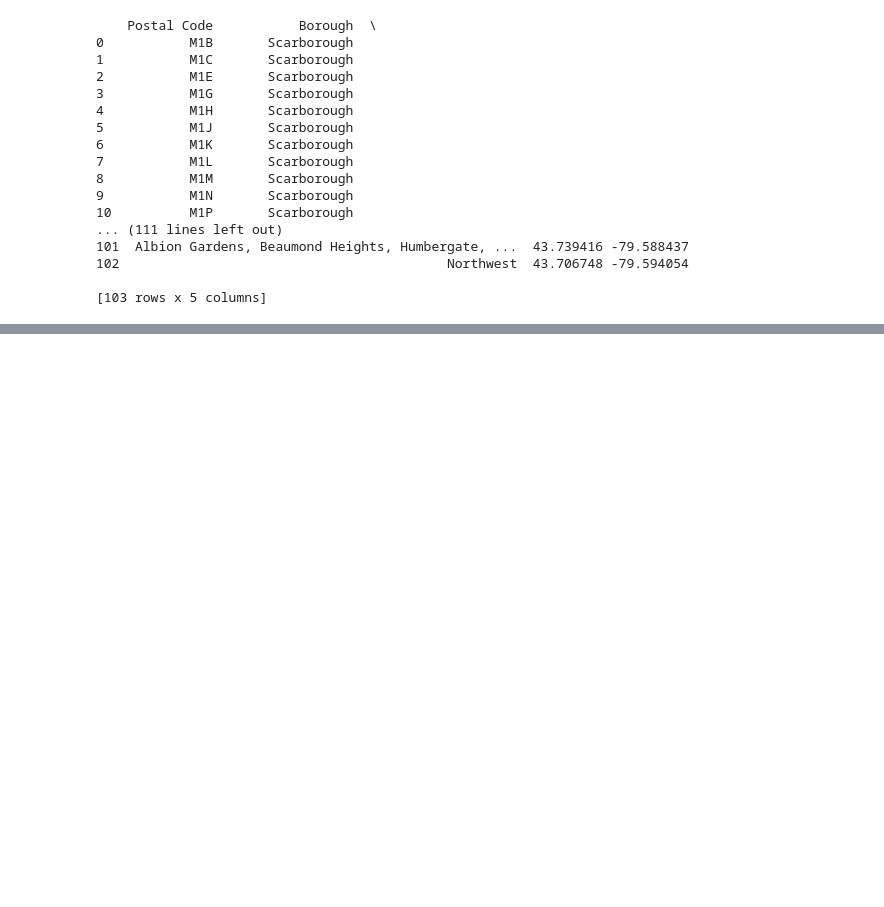
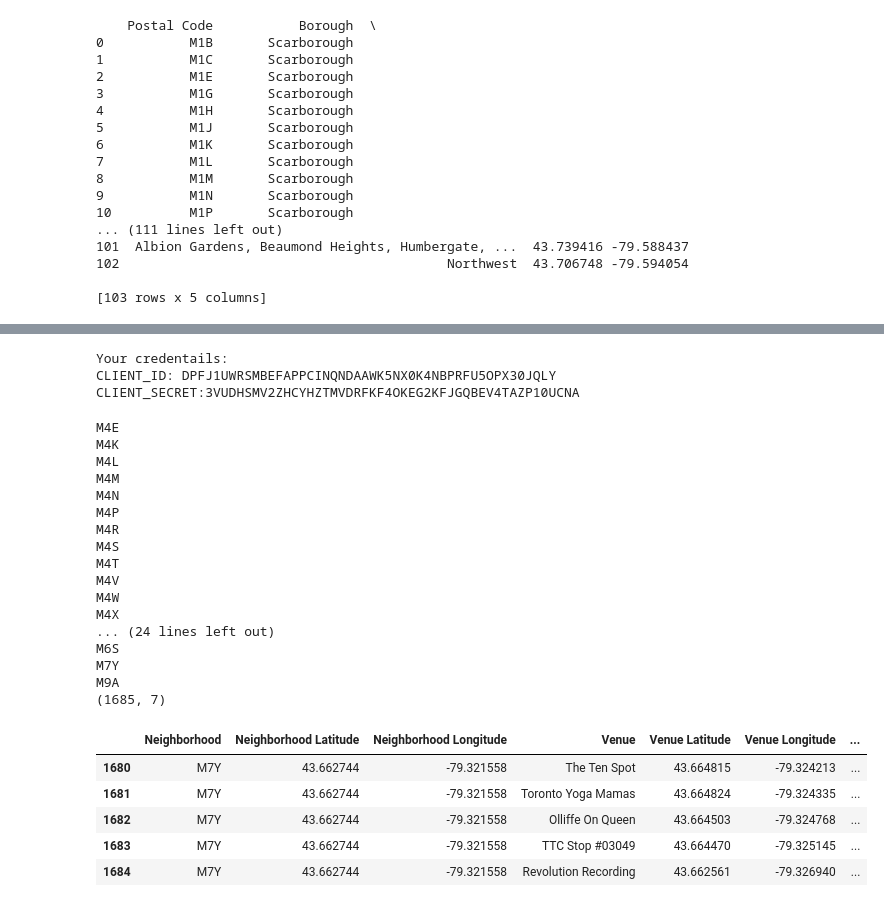
Before and after one commit to Ragamillion/Coursera_Capstone, a Jupyter notebook: IBM Data Science Capstone .ipynb, the cells around one changed output, grey strips where cells are left out. Saved outputs shown, nothing was run; the diff lists cells and outputs as text; code cells hidden in the pictures; blank space fills up the shorter version.

```diff
--- a/IBM Data Science Capstone .ipynb
+++ b/IBM Data Science Capstone .ipynb
@@ -167,0 +162,18 @@ print(toronto_post_codes)
+# %%
+map_toronto= folium.Map(location=[latitude, longitude], zoom_start=12)
+
+# add markers to map
+for lat, lng, borough, neighborhood in zip(toronto_post_codes['Latitude'], toronto_post_codes['Longitude'], toronto_post_codes['Borough'], toronto_post_codes['Neighborhood']):
+    label = '{}, {}'.format(neighborhood, borough)
+    label = folium.Popup(label, parse_html=True)
+    folium.CircleMarker(
+        [lat, lng],
+        radius=5,
+        popup=label,
+        color='red',
+        fill=True,
+        fill_color='#3186cc',
+        fill_opacity=0.7,
+        parse_html=False).add_to(map_toronto)
+
+map_toronto
@@ -167,0 +182,13 @@ print(toronto_post_codes)
+# %%
+#Foursquare credentials
+CLIENT_ID = 'DPFJ1UWRSMBEFAPPCINQNDAAWK5NX0K4NBPRFU5OPX30JQLY'
+CLIENT_SECRET = '3VUDHSMV2ZHCYHZTMVDRFKF4OKEG2KFJGQBEV4TAZP10UCNA'
+VERSION = '20180605'
+
+print('Your credentails:')
+print('CLIENT_ID: ' + CLIENT_ID)
+print('CLIENT_SECRET:' + CLIENT_SECRET)
+# %% [output]
+Your credentails:
+CLIENT_ID: DPFJ1UWRSMBEFAPPCINQNDAAWK5NX0K4NBPRFU5OPX30JQLY
+CLIENT_SECRET:3VUDHSMV2ZHCYHZTMVDRFKF4OKEG2KFJGQBEV4TAZP10UCNA
@@ -167,0 +236,41 @@ print(toronto_post_codes)
+# %%
+limit = 100 # limit of number of venues returned by Foursquare API
+radius = 500 # define radius
+
+#subset to postal codes with
+toronto_post_codes= toronto_post_codes[toronto_post_codes['Borough'].str.contains('Toronto')]
+
+
+#request data on Toronto venues
+toronto_venues = getNearbyVenues(names=toronto_post_codes['Postal Code'],
+                                   latitudes=toronto_post_codes['Latitude'],
+                                   longitudes=toronto_post_codes['Longitude']
+                                  )
+#look at dataset
+print(toronto_venues.shape)
+toronto_venues.tail()
+#print('There are {} unique categories.'.format(len(toronto_venues['Venue Category'].unique())))
+# %% [output]
+M4E
+M4K
+M4L
+M4M
+M4N
+M4P
+M4R
+M4S
+M4T
+M4V
+M4W
+M4X
+... (24 lines left out)
+M6S
+M7Y
+M9A
+(1685, 7)
+|  | Neighborhood | Neighborhood Latitude | Neighborhood Longitude | Venue | Venue Latitude | Venue Longitude | ... |
+| 1680 | M7Y | 43.662744 | -79.321558 | The Ten Spot | 43.664815 | -79.324213 | ... |
+| 1681 | M7Y | 43.662744 | -79.321558 | Toronto Yoga Mamas | 43.664824 | -79.324335 | ... |
+| 1682 | M7Y | 43.662744 | -79.321558 | Olliffe On Queen | 43.664503 | -79.324768 | ... |
+| 1683 | M7Y | 43.662744 | -79.321558 | TTC Stop #03049 | 43.664470 | -79.325145 | ... |
+| 1684 | M7Y | 43.662744 | -79.321558 | Revolution Recording | 43.662561 | -79.326940 | ... |
```
Also changed, not shown: parts of 15 cells of this notebook.
